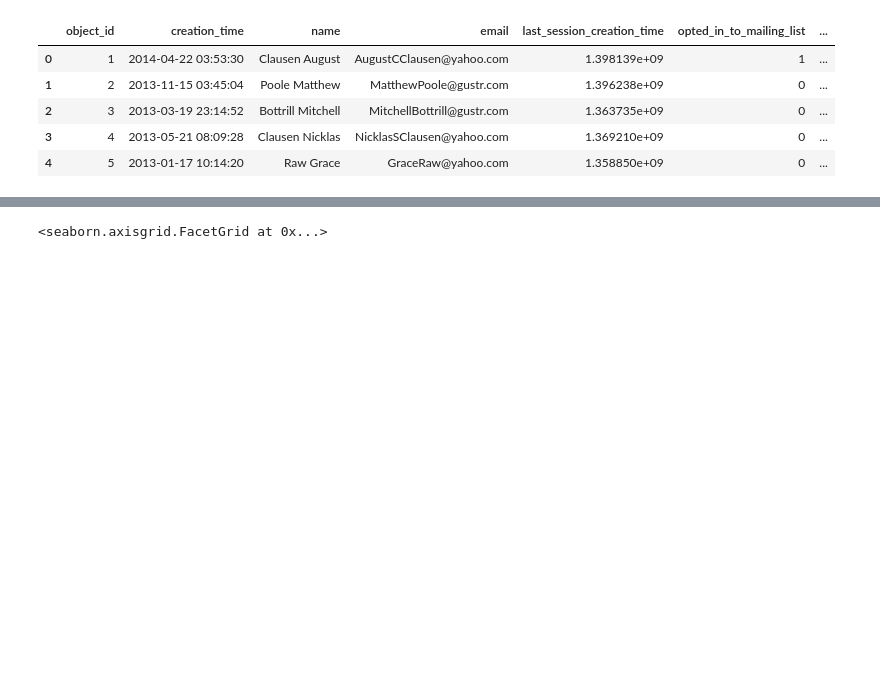
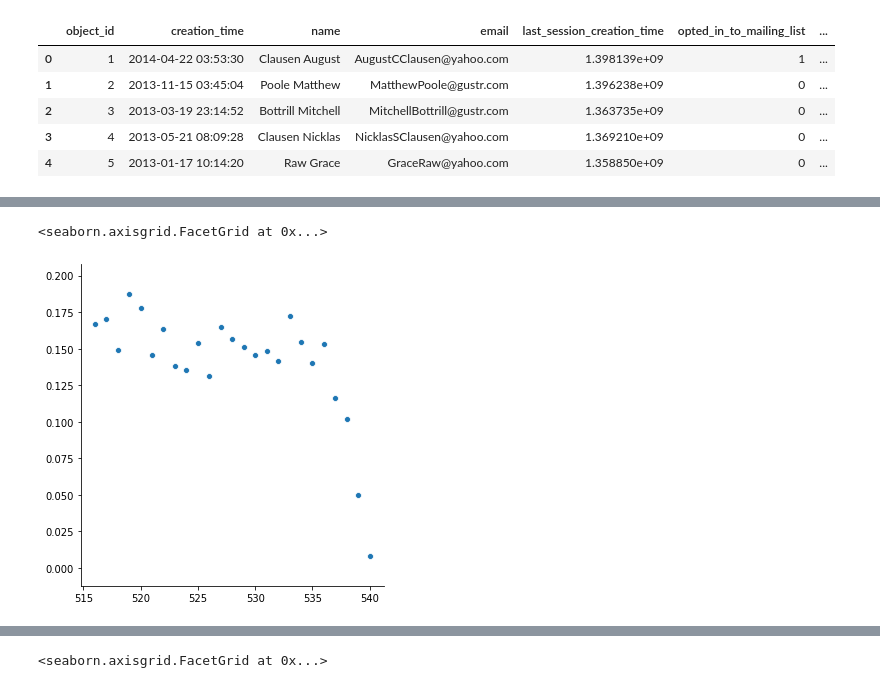
Before and after one commit to metacreek/springboard, a Jupyter notebook: mini-projects/relax_challenge/Take Home #1-functionized.ipynb, the cells around one changed output, grey strips where cells are left out. Cells and saved outputs as stored; diff of their text form; code cells hidden in the pictures; blank space fills up the shorter version.

Commit message:
more analyis including creation date

```diff
--- a/mini-projects/relax_challenge/Take Home #1-functionized.ipynb
+++ b/mini-projects/relax_challenge/Take Home #1-functionized.ipynb
@@ -22,5 +30,7 @@ takehome_users.head(5)
 # %%
 takehome_users['last_session_creation_timestamp'] = pd.to_datetime(takehome_users['last_session_creation_time'], unit='s')
+# %%
+takehome_users['creation_time_epoch'] = takehome_users['creation_time'].astype('int') // (86400 * 1000000000 * 30)
 # %%
 takehome_users['invited_by_user'] = takehome_users['invited_by_user_id'].notna() * 1
 # %%
@@ -150,3 +175,10 @@ importances
+# %%
+creation_adoption = takehome_users.groupby('creation_time_epoch').adopted.mean()
+# %%
+sns.relplot(data=creation_adoption)
+# %% [output]
+<seaborn.axisgrid.FacetGrid at 0x...>
+[figure, added]
 # %%
 features = ['org_id',
             'creation_source_GUEST_INVITE', 'creation_source_ORG_INVITE',
```
Also changed, not shown: parts of 17 cells of this notebook, 1 other file.
